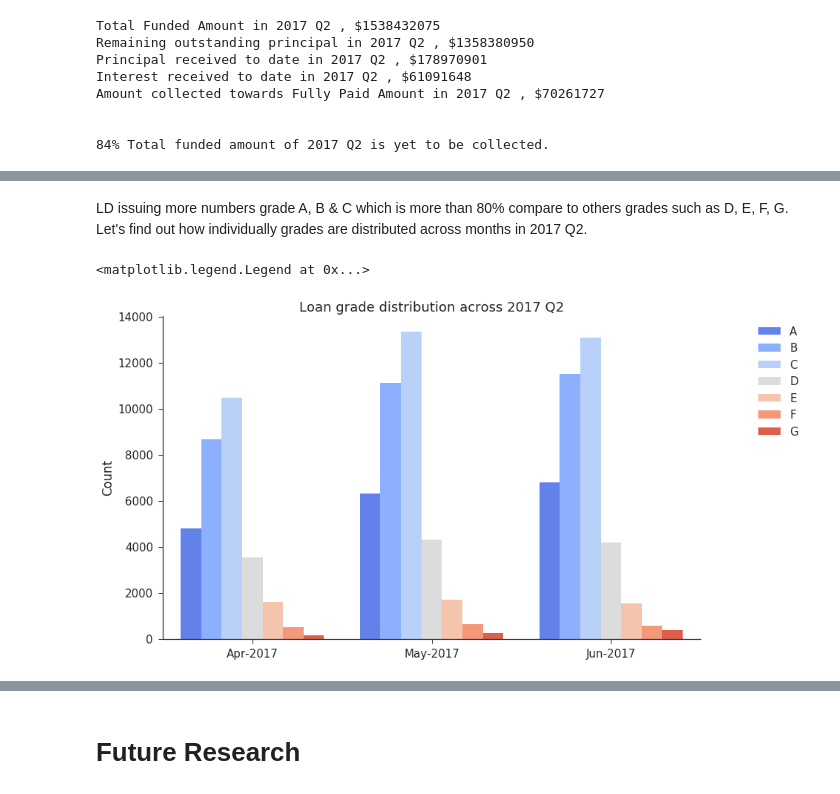
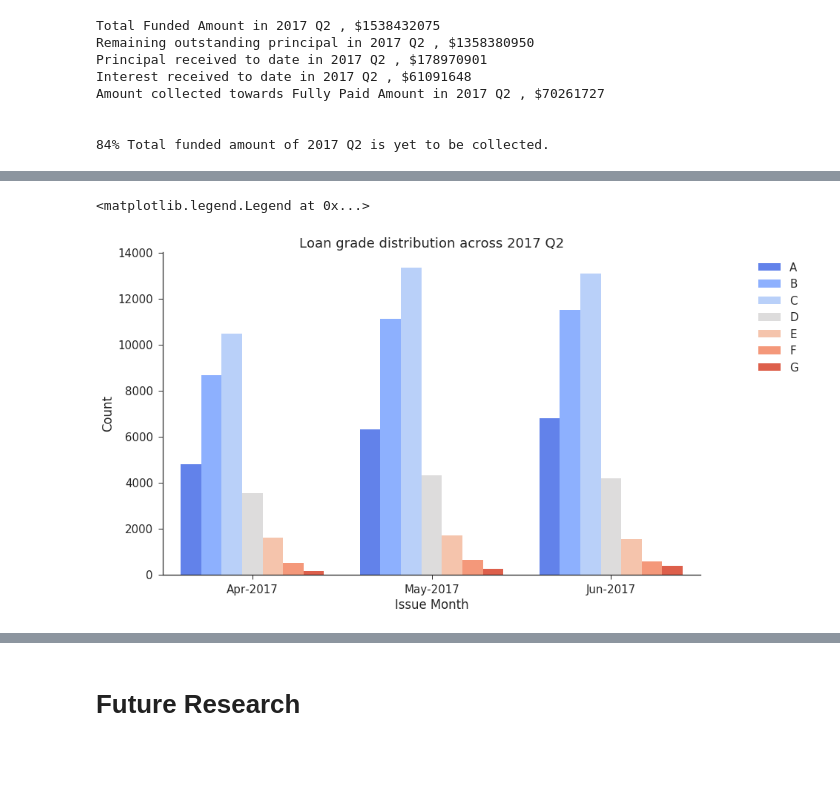
Before and after one commit to sujittripathy/DataScienceBootCampPrep, a Jupyter notebook: Capstone/Capstone_LendingClub.ipynb, the cells around one changed output, grey strips where cells are left out. Saved outputs shown, nothing was run; the diff lists cells and outputs as text; code cells hidden in the pictures; blank space fills up the shorter version.

```diff
--- a/Capstone/Capstone_LendingClub.ipynb
+++ b/Capstone/Capstone_LendingClub.ipynb
@@ -412,12 +278,10 @@ def int_r_splitter(int_r_str):
     return np.float64(int_r_str.split('%')[0])
 # %%
 columns = ['issue_d','loan_status','grade','funded_amnt','total_pymnt','int_rate',
-           'out_prncp','total_rec_prncp','total_rec_int','addr_state']
+           'out_prncp','total_rec_prncp','total_rec_int']
 df_fin_info_q2 = df_loanstats_2017_q2[columns]
-#remove the % from int_rate
 df_fin_info_q2['int_rate'] = df_fin_info_q2['int_rate'].apply(lambda x:int_r_splitter(str(x)))
-# Add a new column as 'Fully Paid Amount' to calculate amount for the Fully Paid loans
 df_fin_info_q2['Fully Paid Amount'] = df_fin_info_q2[df_fin_info_q2['loan_status']=='Fully Paid']['total_pymnt']
 df_fin_info_q2['Fully Paid Amount'].fillna(value=0,inplace=True)
-print('Total rrecods: ',df_fin_info_q2.size)
-df_fin_info_q2.head()
+#print('Total recods: ',df_fin_info_q2.size)
+#df_fin_info_q2.head()
@@ -562,13 +375,11 @@ Text(0.5,1,'Loan Grade distribution in 2017 Q2')
-# %% [markdown]
-LD issuing more numbers grade A, B & C which is more than 80% compare to others grades such as D, E, F, G. Let's find out how individually grades are distributed across months in 2017 Q2.
 # %%
 _,ax = plt.subplots(figsize=(13,8))
 sns.countplot(data=df_fin_info_q2,x='issue_d',hue='grade',palette='coolwarm',saturation=1
                   ,order=['Apr-2017','May-2017','Jun-2017'],hue_order=df_fin_info_q2['grade'].value_counts().sort_index().index)
 sns.despine()
-ax.set(xlabel='',ylabel='Count')
+ax.set(xlabel='Issue Month',ylabel='Count')
 ax.set_title('Loan grade distribution across 2017 Q2')
 ax.legend(loc='upper right',bbox_to_anchor=(1.2,1))
 # %% [output]
 <matplotlib.legend.Legend at 0x...>
-[figure, old version]
+[figure, new version]
```
Also changed, not shown: parts of 86 cells of this notebook.
